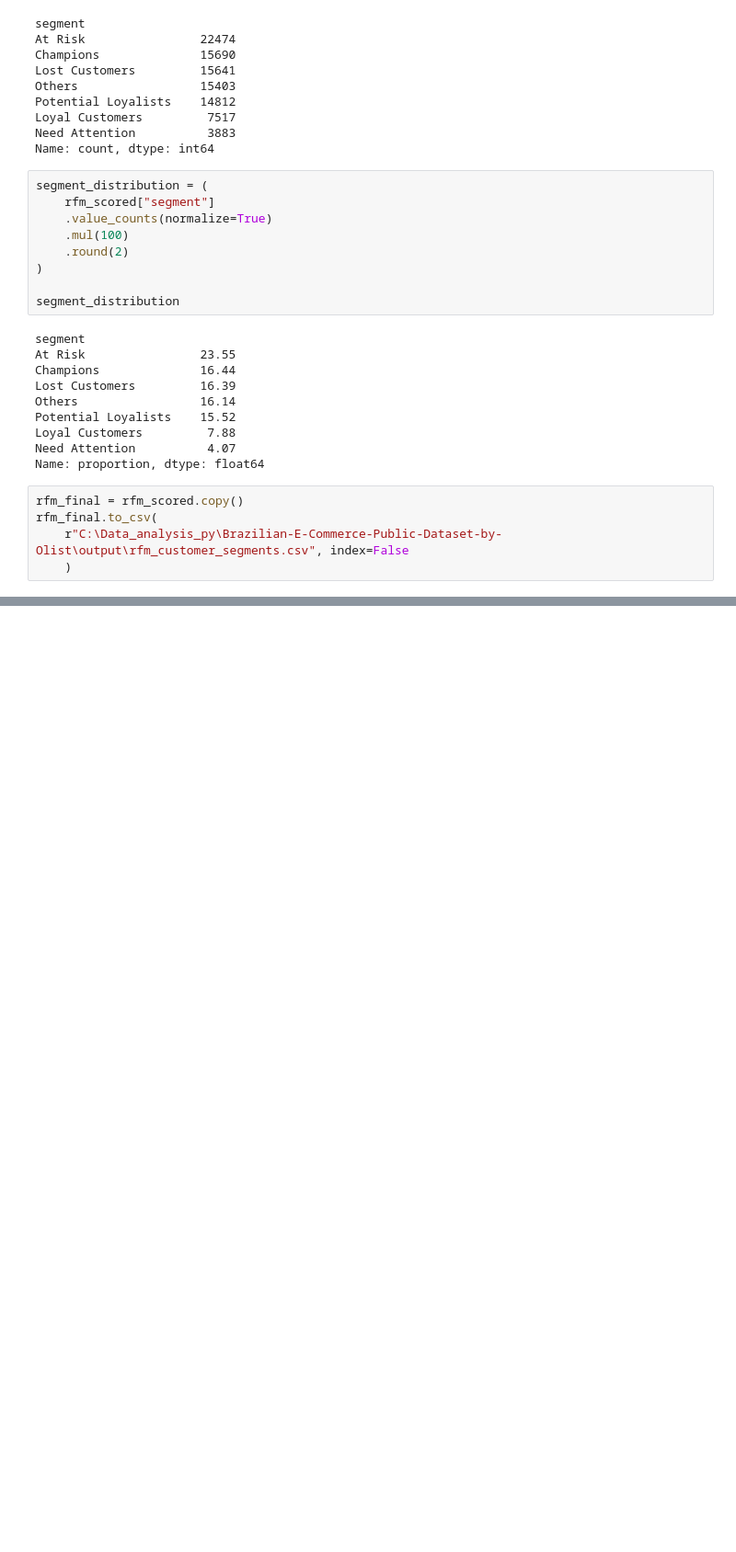
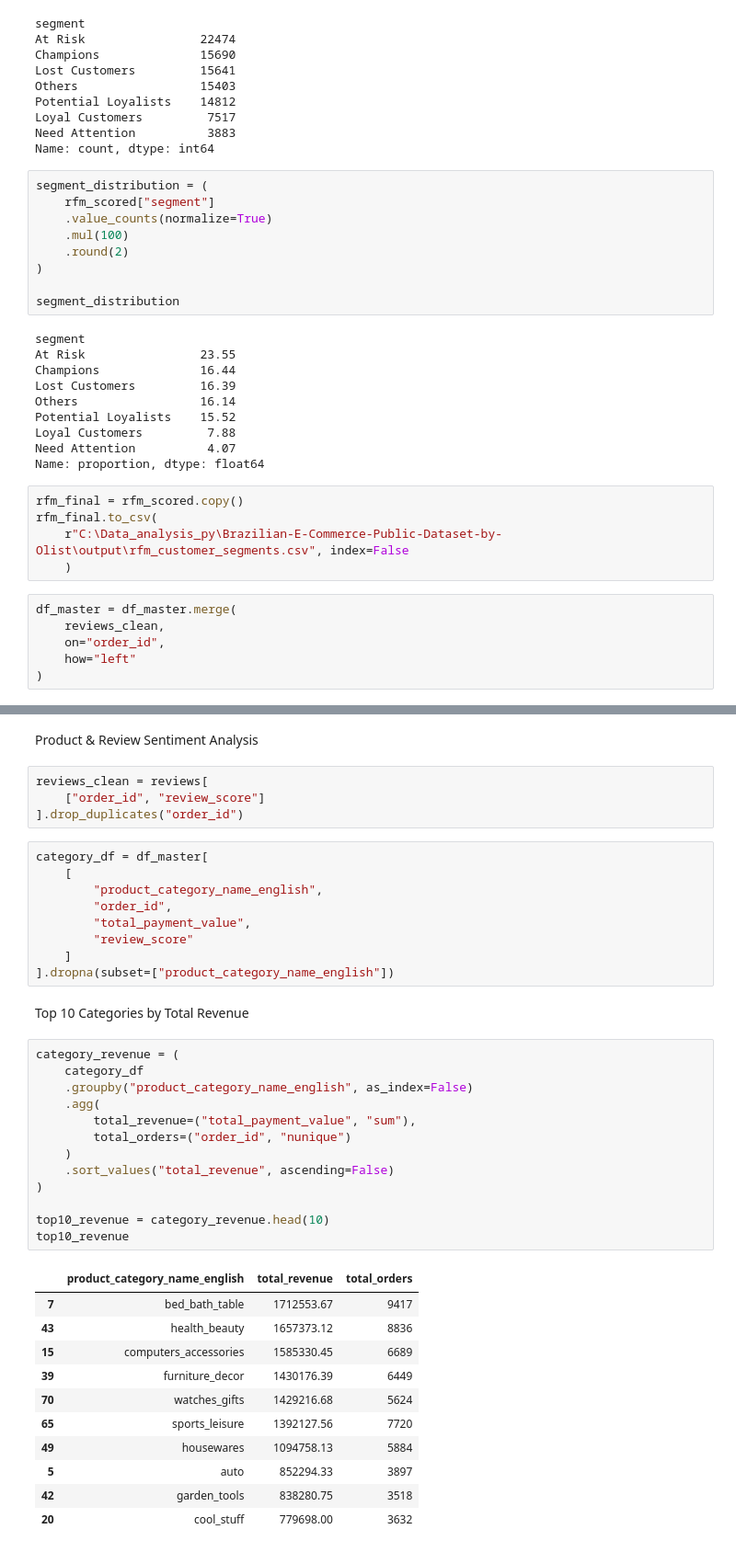
Before and after one commit to abhishek-shukla7/Brazilian-E-Commerce-by-Olist-analysis, a Jupyter notebook: Brazilian.ipynb, the cells around one changed output, grey strips where cells are left out. Shown at 92% size. Saved outputs shown, nothing was run; the diff lists cells and outputs as text; blank space fills up the shorter version.

```diff
--- a/Brazilian.ipynb
+++ b/Brazilian.ipynb
@@ -783,3 +783,9 @@ rfm_final = rfm_scored.copy()
 rfm_final.to_csv(
     r"C:\Data_analysis_py\Brazilian-E-Commerce-Public-Dataset-by-Olist\output\rfm_customer_segments.csv", index=False
     )
+# %%
+df_master = df_master.merge(
+    reviews_clean,
+    on="order_id",
+    how="left"
+)
@@ -785,0 +824,42 @@ rfm_final.to_csv(
+# %% [markdown]
+Product & Review Sentiment Analysis
+# %%
+reviews_clean = reviews[
+    ["order_id", "review_score"]
+].drop_duplicates("order_id")
+# %%
+category_df = df_master[
+    [
+        "product_category_name_english",
+        "order_id",
+        "total_payment_value",
+        "review_score"
+    ]
+].dropna(subset=["product_category_name_english"])
+# %% [markdown]
+Top 10 Categories by Total Revenue
+# %%
+category_revenue = (
+    category_df
+    .groupby("product_category_name_english", as_index=False)
+    .agg(
+        total_revenue=("total_payment_value", "sum"),
+        total_orders=("order_id", "nunique")
+    )
+    .sort_values("total_revenue", ascending=False)
+)
+
+top10_revenue = category_revenue.head(10)
+top10_revenue
+# %% [output]
+|  | product_category_name_english | total_revenue | total_orders |
+| 7 | bed_bath_table | 1712553.67 | 9417 |
+| 43 | health_beauty | 1657373.12 | 8836 |
+| 15 | computers_accessories | 1585330.45 | 6689 |
+| 39 | furniture_decor | 1430176.39 | 6449 |
+| 70 | watches_gifts | 1429216.68 | 5624 |
+| 65 | sports_leisure | 1392127.56 | 7720 |
+| 49 | housewares | 1094758.13 | 5884 |
+| 5 | auto | 852294.33 | 3897 |
+| 42 | garden_tools | 838280.75 | 3518 |
+| 20 | cool_stuff | 779698.00 | 3632 |
```
Also changed, not shown: parts of 9 cells of this notebook, 4 other files.
